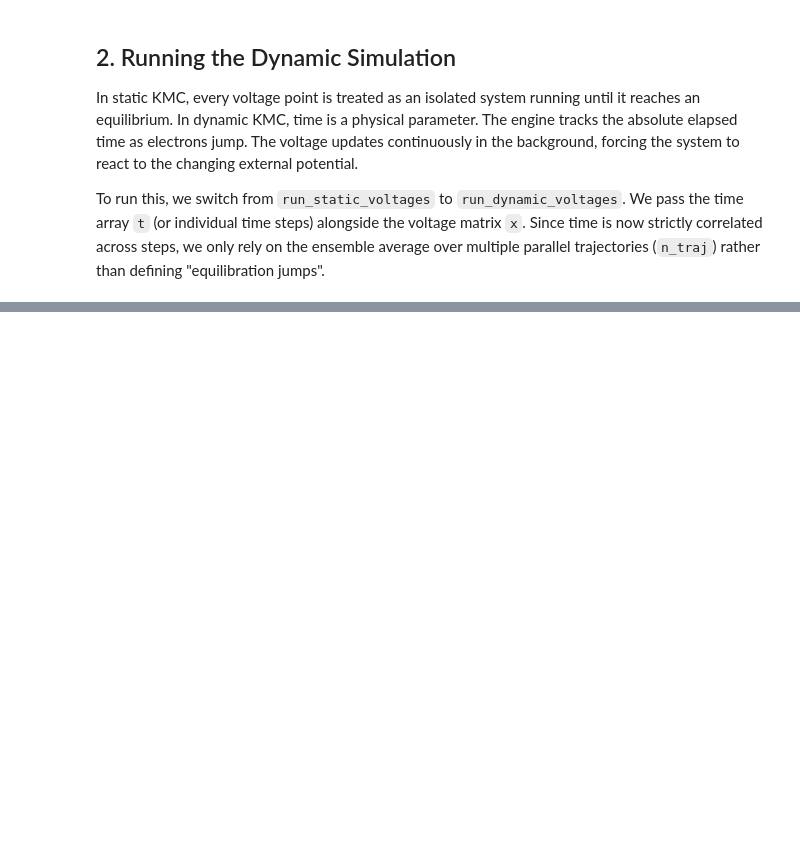
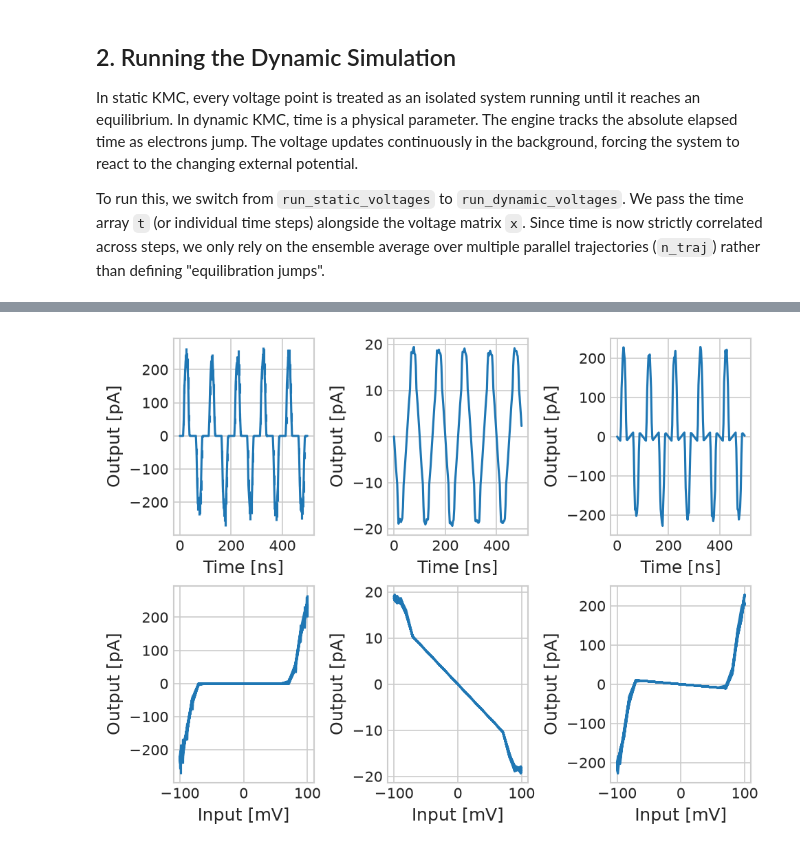
Before and after one commit to JonasMnsing/nanonets, a Jupyter notebook: tutorials/02_time_dependent_simulation.ipynb, the cells around one changed output, grey strips where cells are left out. Cells and saved outputs as stored; diff of their text form; code cells hidden in the pictures; blank space fills up the shorter version.

Commit message:
displacement currents

```diff
--- a/tutorials/02_time_dependent_simulation.ipynb
+++ b/tutorials/02_time_dependent_simulation.ipynb
@@ -78,0 +91,40 @@ voltages=x,
+# %%
+xx = x[:n_plot, 0].copy() * 1e3
+tp = t[:n_plot].copy() * 1e9
+y = sim.get_observable_storage()[:n_plot] * 1e-6
+y_d = sim.get_observable_displacement_storage()[:n_plot] * 1e-6
+y_e = sim.get_observable_error_storage()[:n_plot] * 1e-6
+
+fig = plt.figure(dpi=150, layout='constrained')
+
+ax = fig.add_subplot(2,3,1)
+_ = ax.errorbar(tp, y, y_e)
+_ = ax.set_xlabel("Time [ns]", size='large')
+_ = ax.set_ylabel("Output [pA]", size='large')
+
+ax = fig.add_subplot(2,3,2)
+_ = ax.plot(tp, y_d)
+_ = ax.set_xlabel("Time [ns]", size='large')
+_ = ax.set_ylabel("Output [pA]", size='large')
+
+ax = fig.add_subplot(2,3,3)
+_ = ax.plot(tp, y+y_d)
+_ = ax.set_xlabel("Time [ns]", size='large')
+_ = ax.set_ylabel("Output [pA]", size='large')
+
+ax = fig.add_subplot(2,3,4)
+_ = ax.errorbar(xx, y, y_e)
+_ = ax.set_xlabel("Input [mV]", size='large')
+_ = ax.set_ylabel("Output [pA]", size='large')
+
+ax = fig.add_subplot(2,3,5)
+_ = ax.plot(xx, y_d)
+_ = ax.set_xlabel("Input [mV]", size='large')
+_ = ax.set_ylabel("Output [pA]", size='large')
+
+ax = fig.add_subplot(2,3,6)
+_ = ax.plot(xx, y+y_d)
+_ = ax.set_xlabel("Input [mV]", size='large')
+_ = ax.set_ylabel("Output [pA]", size='large')
+# %% [output]
+[figure, added]
```
Also changed, not shown: parts of 3 cells of this notebook, 1 other file.
